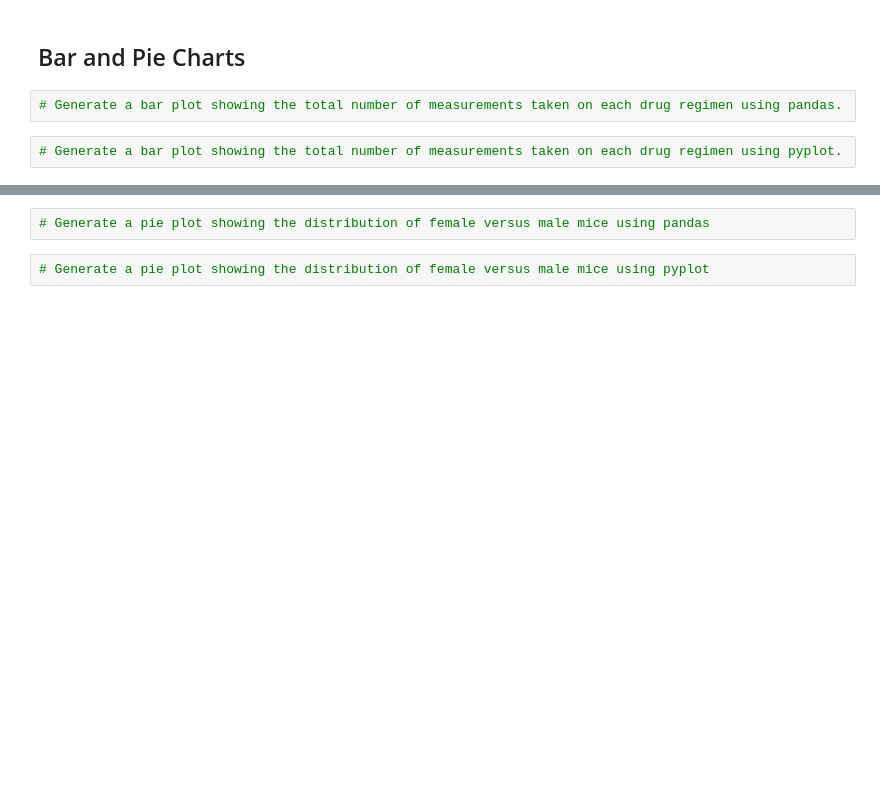
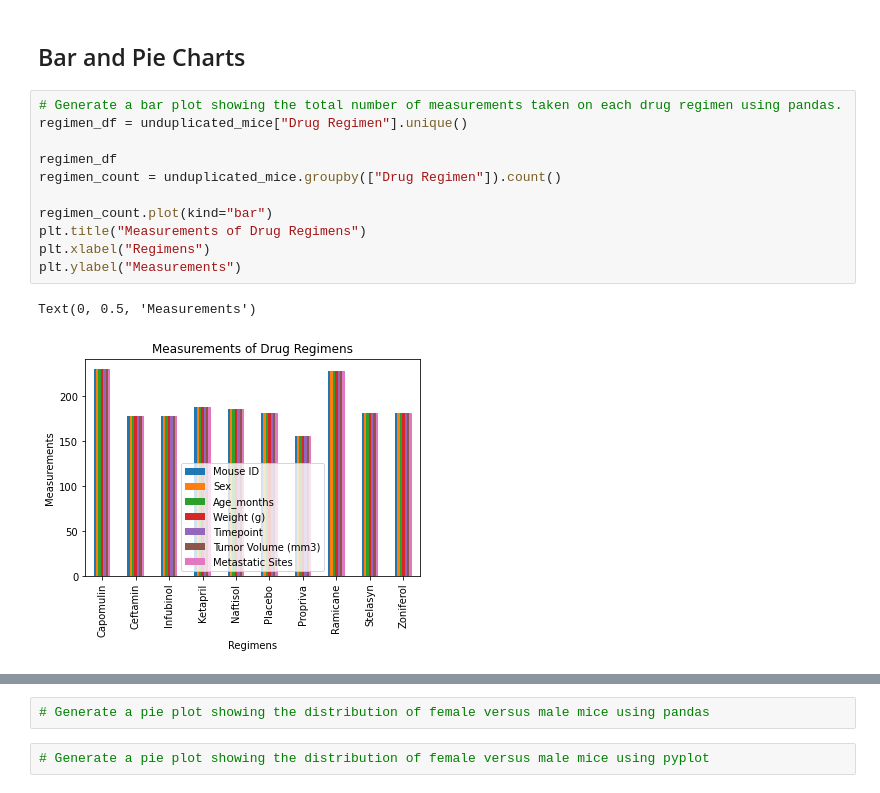
Before and after one commit to jessches5/Matplotlib-Homework, a Jupyter notebook: Pymaceuticals/pymaceuticals_starter.ipynb, the cells around one changed output, grey strips where cells are left out. Cells and saved outputs as stored; diff of their text form; blank space fills up the shorter version.

Commit message:
bar charts

```diff
--- a/Pymaceuticals/pymaceuticals_starter.ipynb
+++ b/Pymaceuticals/pymaceuticals_starter.ipynb
@@ -148,5 +172,15 @@ Name: Tumor Volume (mm3), Length: 249, dtype: float64
 ## Bar and Pie Charts
 # %%
 # Generate a bar plot showing the total number of measurements taken on each drug regimen using pandas.
+regimen_df = unduplicated_mice["Drug Regimen"].unique()
+
+regimen_df
+regimen_count = unduplicated_mice.groupby(["Drug Regimen"]).count()
+
+regimen_count.plot(kind="bar")
+plt.title("Measurements of Drug Regimens")
+plt.xlabel("Regimens")
+plt.ylabel("Measurements")
+# %% [output]
+Text(0, 0.5, 'Measurements')
+[figure, added]
-# %%
-# Generate a bar plot showing the total number of measurements taken on each drug regimen using pyplot.
```
Also changed, not shown: parts of 4 cells of this notebook.
